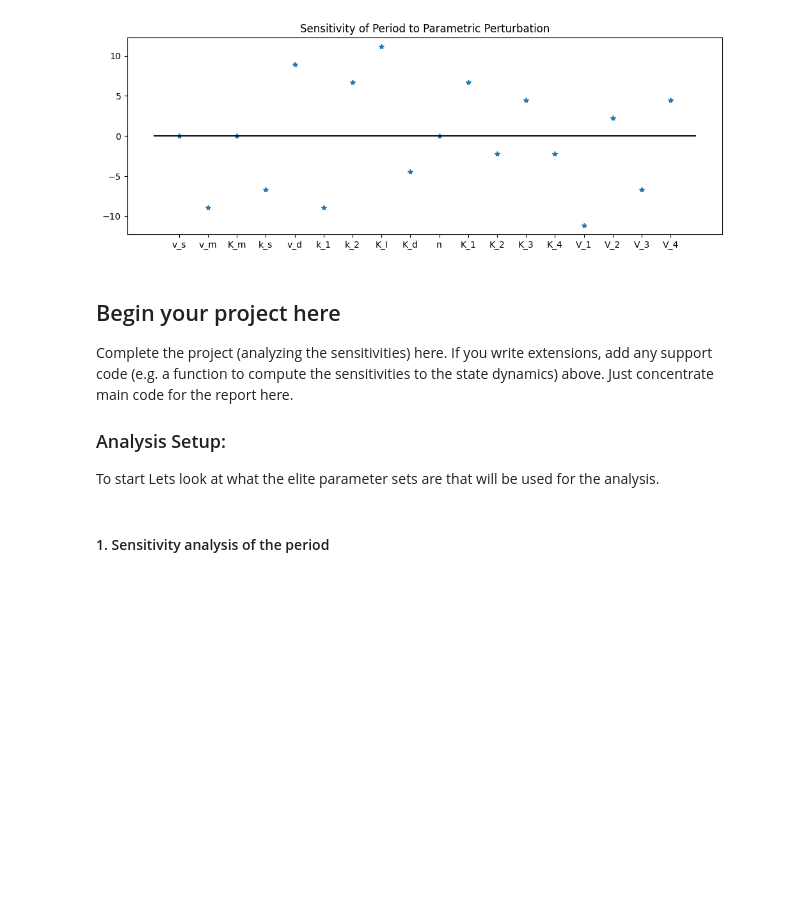
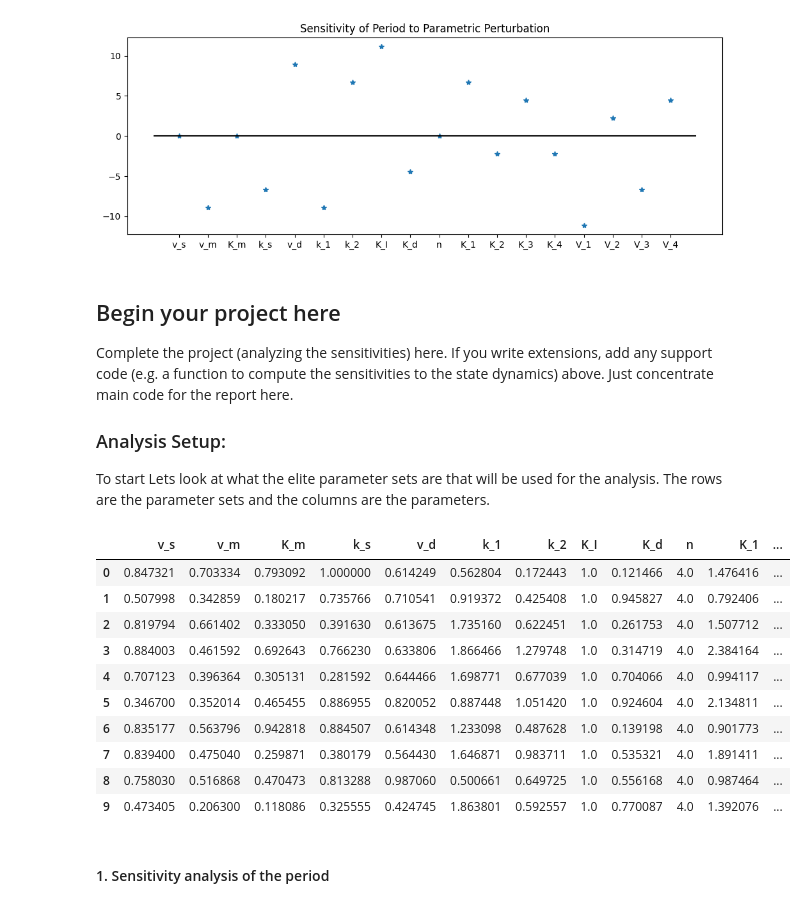
Before and after one commit to mattjax16/CS341, a Jupyter notebook: Project-5/Project5.ipynb, the cells around one changed output. Cells and saved outputs as stored; diff of their text form; code cells hidden in the pictures; blank space fills up the shorter version.

Commit message:
created an elite parameters df

```diff
--- a/Project-5/Project5.ipynb
+++ b/Project-5/Project5.ipynb
@@ -610,6 +608,22 @@ plt.title( "Sensitivity of Period to Parametric Perturbation");
 ### Analysis Setup:
 
 To start Lets look at what the elite parameter sets are that will be used for the analysis.
+The rows are the parameter sets and the columns are the parameters.
+# %%
+elite_params = pd.DataFrame(np.array([run[0] for run in Ga_Results]), columns=gol_95_param_names)
+elite_params
+# %% [output]
+|  | v_s | v_m | K_m | k_s | v_d | k_1 | k_2 | K_I | K_d | n | K_1 | ... |
+| 0 | 0.847321 | 0.703334 | 0.793092 | 1.000000 | 0.614249 | 0.562804 | 0.172443 | 1.0 | 0.121466 | 4.0 | 1.476416 | ... |
+| 1 | 0.507998 | 0.342859 | 0.180217 | 0.735766 | 0.710541 | 0.919372 | 0.425408 | 1.0 | 0.945827 | 4.0 | 0.792406 | ... |
+| 2 | 0.819794 | 0.661402 | 0.333050 | 0.391630 | 0.613675 | 1.735160 | 0.622451 | 1.0 | 0.261753 | 4.0 | 1.507712 | ... |
+| 3 | 0.884003 | 0.461592 | 0.692643 | 0.766230 | 0.633806 | 1.866466 | 1.279748 | 1.0 | 0.314719 | 4.0 | 2.384164 | ... |
+| 4 | 0.707123 | 0.396364 | 0.305131 | 0.281592 | 0.644466 | 1.698771 | 0.677039 | 1.0 | 0.704066 | 4.0 | 0.994117 | ... |
+| 5 | 0.346700 | 0.352014 | 0.465455 | 0.886955 | 0.820052 | 0.887448 | 1.051420 | 1.0 | 0.924604 | 4.0 | 2.134811 | ... |
+| 6 | 0.835177 | 0.563796 | 0.942818 | 0.884507 | 0.614348 | 1.233098 | 0.487628 | 1.0 | 0.139198 | 4.0 | 0.901773 | ... |
+| 7 | 0.839400 | 0.475040 | 0.259871 | 0.380179 | 0.564430 | 1.646871 | 0.983711 | 1.0 | 0.535321 | 4.0 | 1.891411 | ... |
+| 8 | 0.758030 | 0.516868 | 0.470473 | 0.813288 | 0.987060 | 0.500661 | 0.649725 | 1.0 | 0.556168 | 4.0 | 0.987464 | ... |
+| 9 | 0.473405 | 0.206300 | 0.118086 | 0.325555 | 0.424745 | 1.863801 | 0.592557 | 1.0 | 0.770087 | 4.0 | 1.392076 | ... |
 # %% [markdown]
 #### 1. Sensitivity analysis of the period
 # %% [markdown]
```
Also changed, not shown: parts of 4 cells of this notebook, 1 other file.
